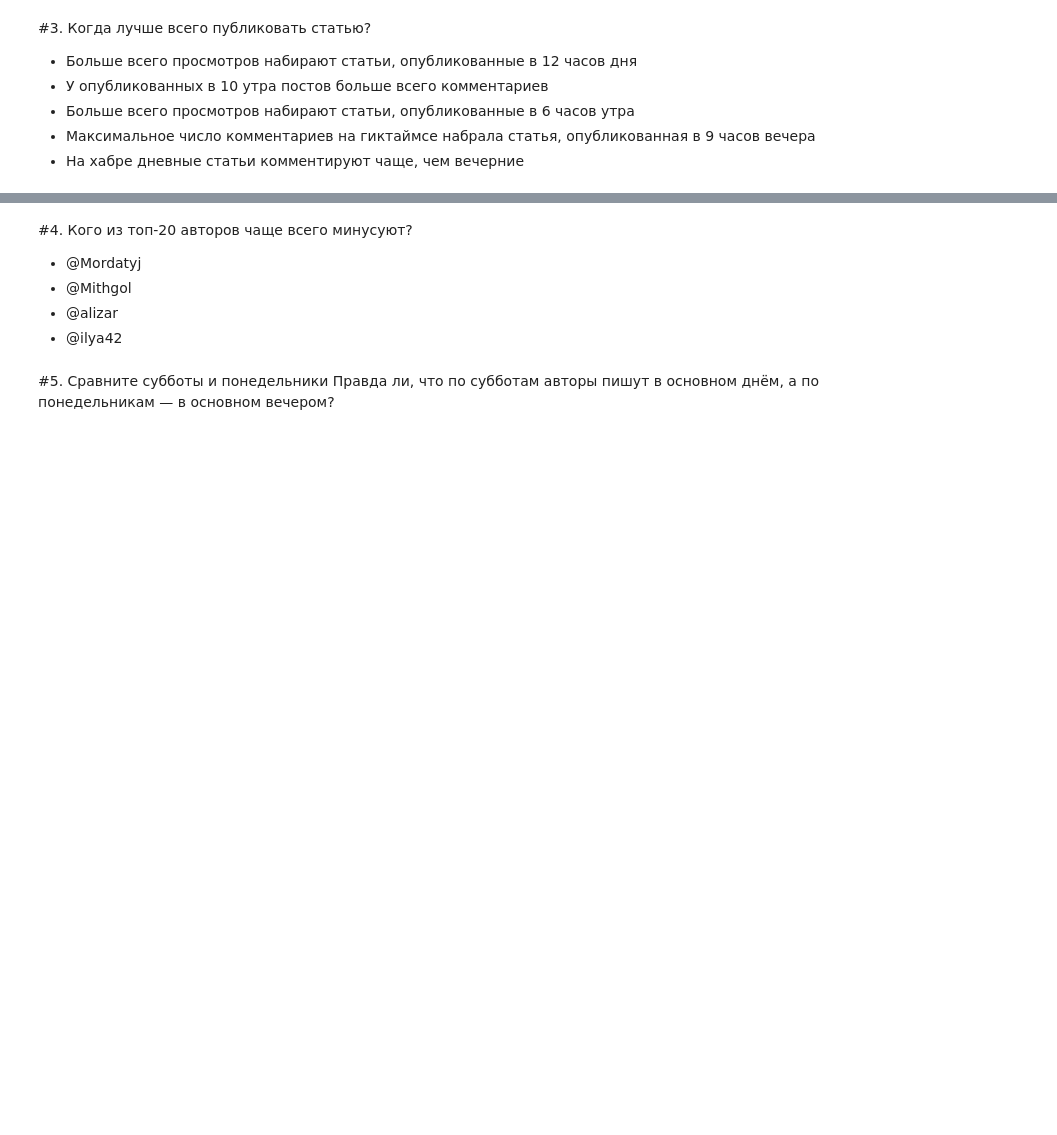
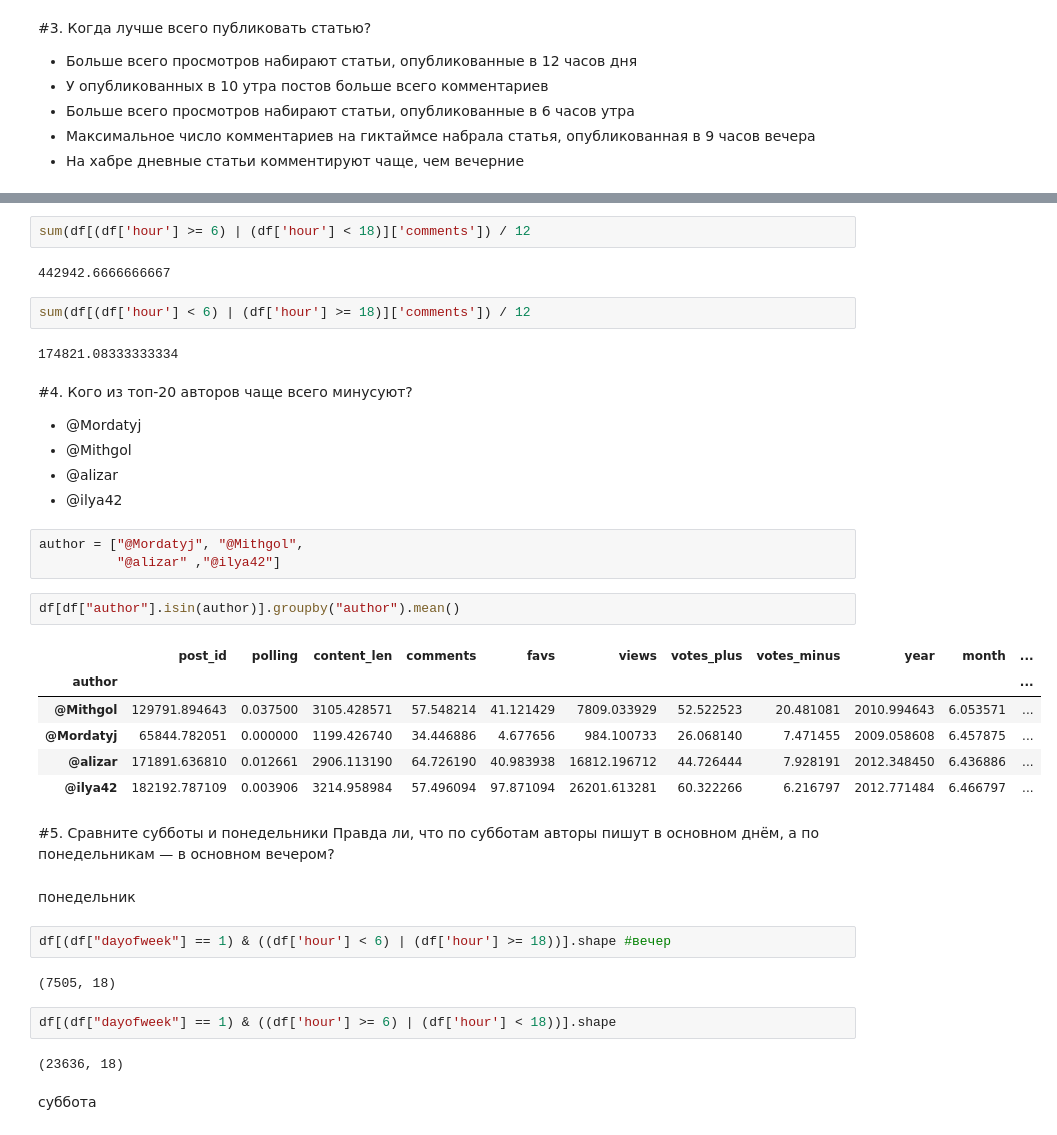
Before and after one commit to IVIo3e/Fundamental-concepts-of-AI, a Jupyter notebook: assignment02_habr_visual_analysis.ipynb, the cells around one changed output, grey strips where cells are left out. Saved outputs shown, nothing was run; the diff lists cells and outputs as text; blank space fills up the shorter version.

```diff
--- a/assignment02_habr_visual_analysis.ipynb
+++ b/assignment02_habr_visual_analysis.ipynb
@@ -124,9 +175,41 @@ df["hour"] = [d.hour for d in df.published]
+# %%
+sum(df[(df['hour'] >= 6) | (df['hour'] < 18)]['comments']) / 12
+# %% [output]
+442942.6666666667
+# %%
+sum(df[(df['hour'] < 6) | (df['hour'] >= 18)]['comments']) / 12
+# %% [output]
+174821.08333333334
 # %% [markdown]
 #4. Кого из топ-20 авторов чаще всего минусуют?
 * @Mordatyj
 * @Mithgol
 * @alizar
 * @ilya42
+# %%
+author = ["@Mordatyj", "@Mithgol",
+          "@alizar" ,"@ilya42"]
+# %%
+df[df["author"].isin(author)].groupby("author").mean()
+# %% [output]
+|  | post_id | polling | content_len | comments | favs | views | votes_plus | votes_minus | year | month | ... |
+| author |  |  |  |  |  |  |  |  |  |  | ... |
+| @Mithgol | 129791.894643 | 0.037500 | 3105.428571 | 57.548214 | 41.121429 | 7809.033929 | 52.522523 | 20.481081 | 2010.994643 | 6.053571 | ... |
+| @Mordatyj | 65844.782051 | 0.000000 | 1199.426740 | 34.446886 | 4.677656 | 984.100733 | 26.068140 | 7.471455 | 2009.058608 | 6.457875 | ... |
+| @alizar | 171891.636810 | 0.012661 | 2906.113190 | 64.726190 | 40.983938 | 16812.196712 | 44.726444 | 7.928191 | 2012.348450 | 6.436886 | ... |
+| @ilya42 | 182192.787109 | 0.003906 | 3214.958984 | 57.496094 | 97.871094 | 26201.613281 | 60.322266 | 6.216797 | 2012.771484 | 6.466797 | ... |
 # %% [markdown]
 #5. Сравните субботы и понедельники
 Правда ли, что по субботам авторы пишут в основном днём, а по понедельникам — в основном вечером?
+# %% [markdown]
+понедельник
+# %%
+df[(df["dayofweek"] == 1) & ((df['hour'] < 6) | (df['hour'] >= 18))].shape #вечер
+# %% [output]
+(7505, 18)
+# %%
+df[(df["dayofweek"] == 1) & ((df['hour'] >= 6) | (df['hour'] < 18))].shape
+# %% [output]
+(23636, 18)
+# %% [markdown]
+суббота
```
Also changed, not shown: parts of 10 cells of this notebook.
